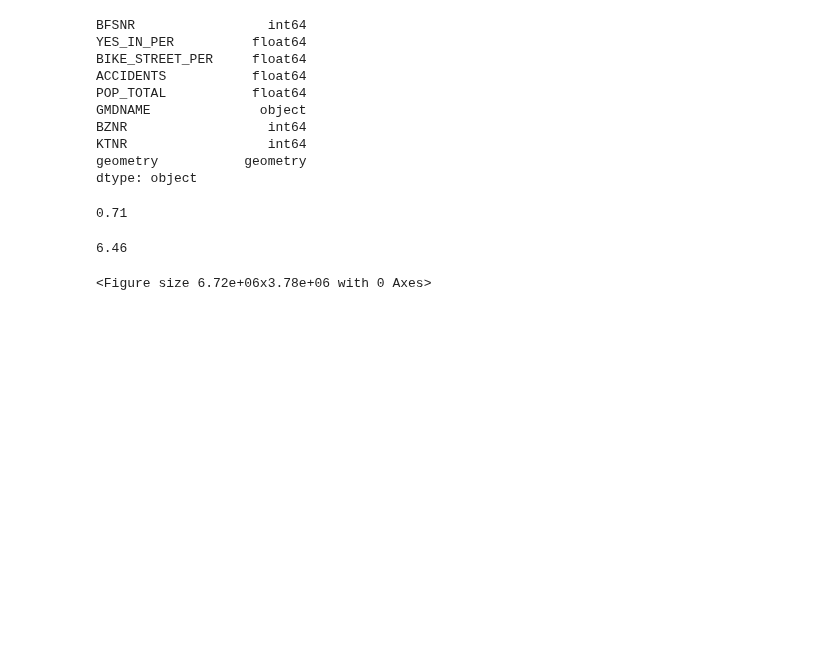
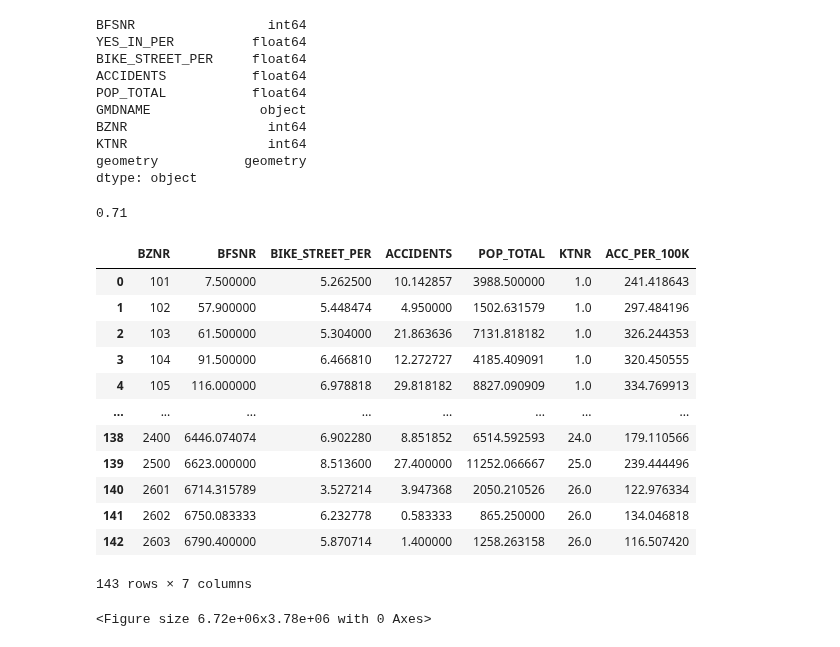
Before and after one commit to teefaxx/projekt-gis-karto, a Jupyter notebook: src/abc.ipynb, the cells around one changed output. Drawn from its saved outputs; the diff is of its cells as text; code cells hidden in the pictures; blank space fills up the shorter version.

```diff
--- a/src/abc.ipynb
+++ b/src/abc.ipynb
@@ -115,7 +115,29 @@ gdf, gb = comparison(gdf)
 #plot_map(comparison(base)[0], comparison(base)[1])
 # %% [output]
 0.71
-# %%
-gb
-# %% [output]
-6.46
+# %%
+def bezirk(df_in):
+    #accidents per 100K inhabitants grouped by bezirk (mean value)
+    df = df_in.copy()
+    df['ACC_PER_100K'] = df['ACCIDENTS'] / df['POP_TOTAL'] * 100_000
+    df = df.groupby('BZNR').mean()
+    df = df.reset_index()
+    return df
+# %%
+bz = bezirk(base)
+# %%
+bz
+# %% [output]
+|  | BZNR | BFSNR | BIKE_STREET_PER | ACCIDENTS | POP_TOTAL | KTNR | ACC_PER_100K |
+| 0 | 101 | 7.500000 | 5.262500 | 10.142857 | 3988.500000 | 1.0 | 241.418643 |
+| 1 | 102 | 57.900000 | 5.448474 | 4.950000 | 1502.631579 | 1.0 | 297.484196 |
+| 2 | 103 | 61.500000 | 5.304000 | 21.863636 | 7131.818182 | 1.0 | 326.244353 |
+| 3 | 104 | 91.500000 | 6.466810 | 12.272727 | 4185.409091 | 1.0 | 320.450555 |
+| 4 | 105 | 116.000000 | 6.978818 | 29.818182 | 8827.090909 | 1.0 | 334.769913 |
+| ... | ... | ... | ... | ... | ... | ... | ... |
+| 138 | 2400 | 6446.074074 | 6.902280 | 8.851852 | 6514.592593 | 24.0 | 179.110566 |
+| 139 | 2500 | 6623.000000 | 8.513600 | 27.400000 | 11252.066667 | 25.0 | 239.444496 |
+| 140 | 2601 | 6714.315789 | 3.527214 | 3.947368 | 2050.210526 | 26.0 | 122.976334 |
+| 141 | 2602 | 6750.083333 | 6.232778 | 0.583333 | 865.250000 | 26.0 | 134.046818 |
+| 142 | 2603 | 6790.400000 | 5.870714 | 1.400000 | 1258.263158 | 26.0 | 116.507420 |
+143 rows × 7 columns
```
Also changed, not shown: parts of 7 cells of this notebook, 6 other files.
